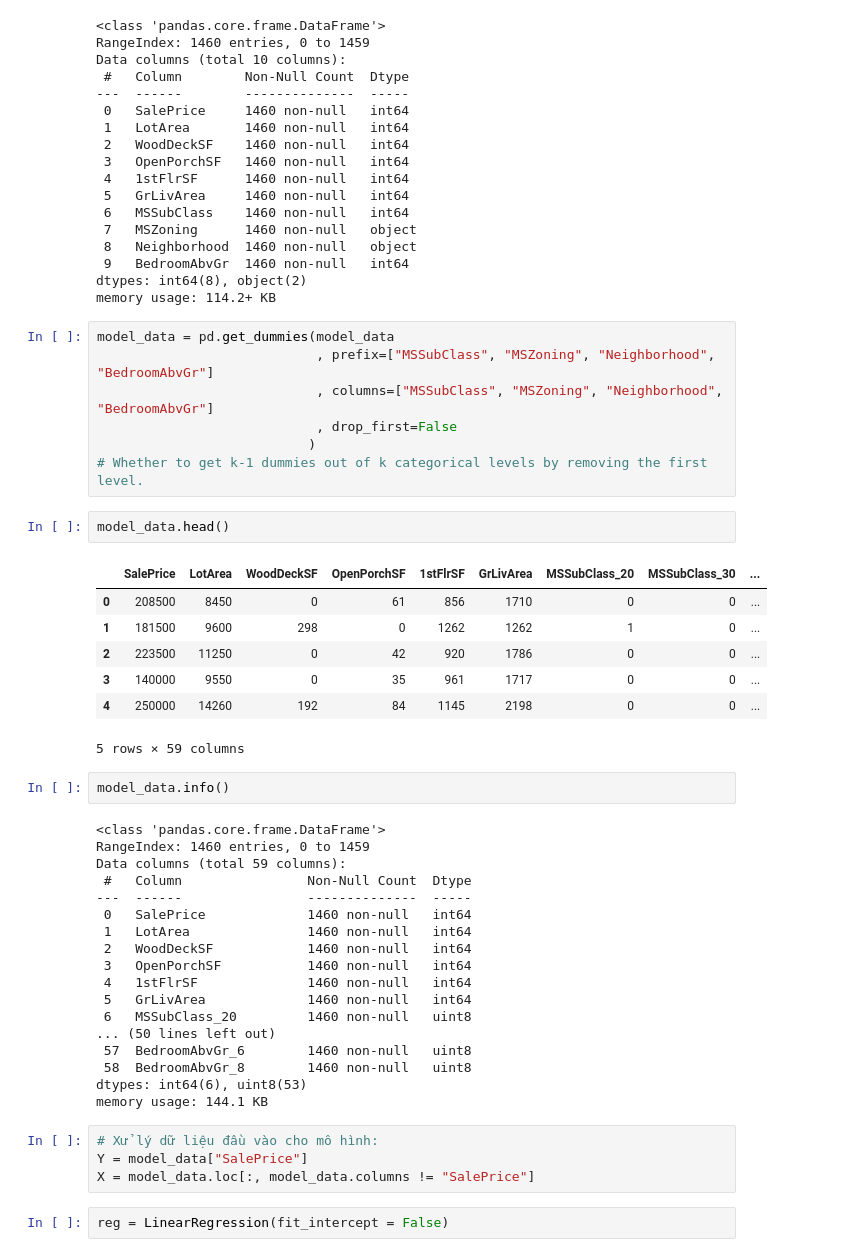
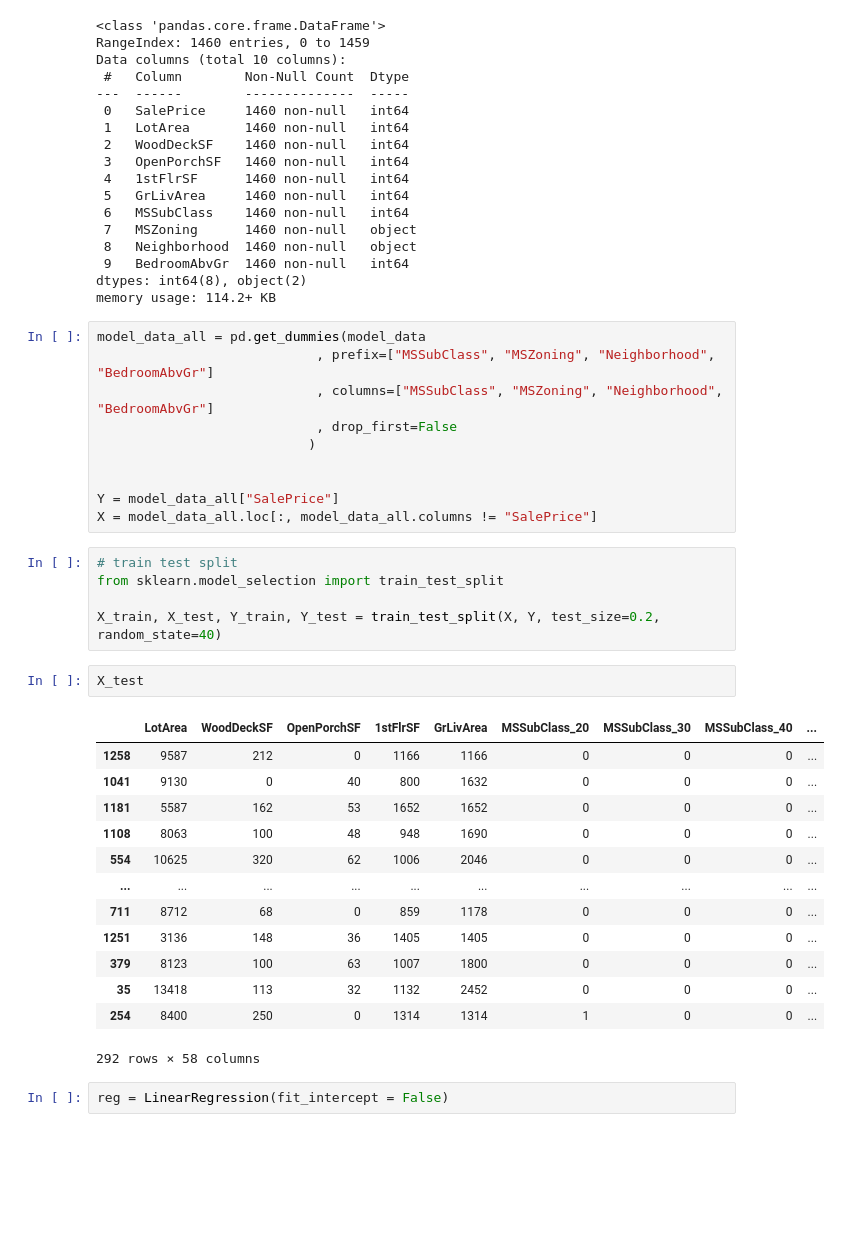
Before and after one commit to codedaoneu/securities_loader, a Jupyter notebook: visualize/Hồi quy đa biến.ipynb, the cells around one changed output. Cells and saved outputs as stored; diff of their text form; blank space fills up the shorter version.

```diff
--- a/visualize/Hồi quy đa biến.ipynb
+++ b/visualize/Hồi quy đa biến.ipynb
@@ -149,47 +150,37 @@ Data columns (total 10 columns):
  9   BedroomAbvGr  1460 non-null   int64
 dtypes: int64(8), object(2)
 memory usage: 114.2+ KB
-# %%
-model_data = pd.get_dummies(model_data
-                            , prefix=["MSSubClass", "MSZoning", "Neighborhood", "BedroomAbvGr"]
-                            , columns=["MSSubClass", "MSZoning", "Neighborhood", "BedroomAbvGr"]
-                            , drop_first=False
-                           )
-# Whether to get k-1 dummies out of k categorical levels by removing the first level.
-# %%
-model_data.head()
-# %% [output]
-|  | SalePrice | LotArea | WoodDeckSF | OpenPorchSF | 1stFlrSF | GrLivArea | MSSubClass_20 | MSSubClass_30 | ... |
-| 0 | 208500 | 8450 | 0 | 61 | 856 | 1710 | 0 | 0 | ... |
-| 1 | 181500 | 9600 | 298 | 0 | 1262 | 1262 | 1 | 0 | ... |
-| 2 | 223500 | 11250 | 0 | 42 | 920 | 1786 | 0 | 0 | ... |
-| 3 | 140000 | 9550 | 0 | 35 | 961 | 1717 | 0 | 0 | ... |
-| 4 | 250000 | 14260 | 192 | 84 | 1145 | 2198 | 0 | 0 | ... |
-5 rows × 59 columns
-# %%
-model_data.info()
-# %% [output]
-<class 'pandas.core.frame.DataFrame'>
-RangeIndex: 1460 entries, 0 to 1459
-Data columns (total 59 columns):
- #   Column                Non-Null Count  Dtype
----  ------                --------------  -----
- 0   SalePrice             1460 non-null   int64
- 1   LotArea               1460 non-null   int64
- 2   WoodDeckSF            1460 non-null   int64
- 3   OpenPorchSF           1460 non-null   int64
- 4   1stFlrSF              1460 non-null   int64
- 5   GrLivArea             1460 non-null   int64
- 6   MSSubClass_20         1460 non-null   uint8
-... (50 lines left out)
- 57  BedroomAbvGr_6        1460 non-null   uint8
- 58  BedroomAbvGr_8        1460 non-null   uint8
-dtypes: int64(6), uint8(53)
-memory usage: 144.1 KB
-# %%
-# Xử lý dữ liệu đầu vào cho mô hình:
-Y = model_data["SalePrice"]
-X = model_data.loc[:, model_data.columns != "SalePrice"]
+# %%
+model_data_all = pd.get_dummies(model_data
+                            , prefix=["MSSubClass", "MSZoning", "Neighborhood", "BedroomAbvGr"]
+                            , columns=["MSSubClass", "MSZoning", "Neighborhood", "BedroomAbvGr"]
+                            , drop_first=False
+                           )
+
+
+Y = model_data_all["SalePrice"]
+X = model_data_all.loc[:, model_data_all.columns != "SalePrice"]
+# %%
+# train test split
+from sklearn.model_selection import train_test_split
+
+X_train, X_test, Y_train, Y_test = train_test_split(X, Y, test_size=0.2, random_state=40)
+# %%
+X_test
+# %% [output]
+|  | LotArea | WoodDeckSF | OpenPorchSF | 1stFlrSF | GrLivArea | MSSubClass_20 | MSSubClass_30 | MSSubClass_40 | ... |
+| 1258 | 9587 | 212 | 0 | 1166 | 1166 | 0 | 0 | 0 | ... |
+| 1041 | 9130 | 0 | 40 | 800 | 1632 | 0 | 0 | 0 | ... |
+| 1181 | 5587 | 162 | 53 | 1652 | 1652 | 0 | 0 | 0 | ... |
+| 1108 | 8063 | 100 | 48 | 948 | 1690 | 0 | 0 | 0 | ... |
+| 554 | 10625 | 320 | 62 | 1006 | 2046 | 0 | 0 | 0 | ... |
+| ... | ... | ... | ... | ... | ... | ... | ... | ... | ... |
+| 711 | 8712 | 68 | 0 | 859 | 1178 | 0 | 0 | 0 | ... |
+| 1251 | 3136 | 148 | 36 | 1405 | 1405 | 0 | 0 | 0 | ... |
+| 379 | 8123 | 100 | 63 | 1007 | 1800 | 0 | 0 | 0 | ... |
+| 35 | 13418 | 113 | 32 | 1132 | 2452 | 0 | 0 | 0 | ... |
+| 254 | 8400 | 250 | 0 | 1314 | 1314 | 1 | 0 | 0 | ... |
+292 rows × 58 columns
 # %%
 reg = LinearRegression(fit_intercept = False)
 # %%
```
Also changed, not shown: parts of 7 cells of this notebook, 1 other file.
